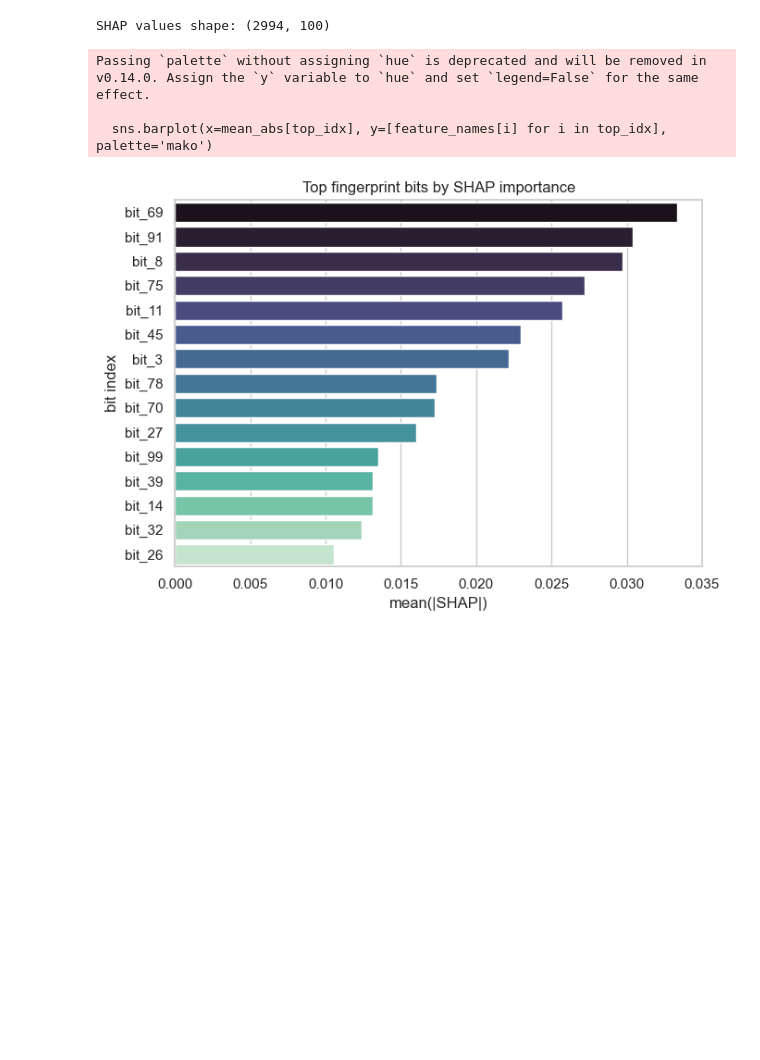
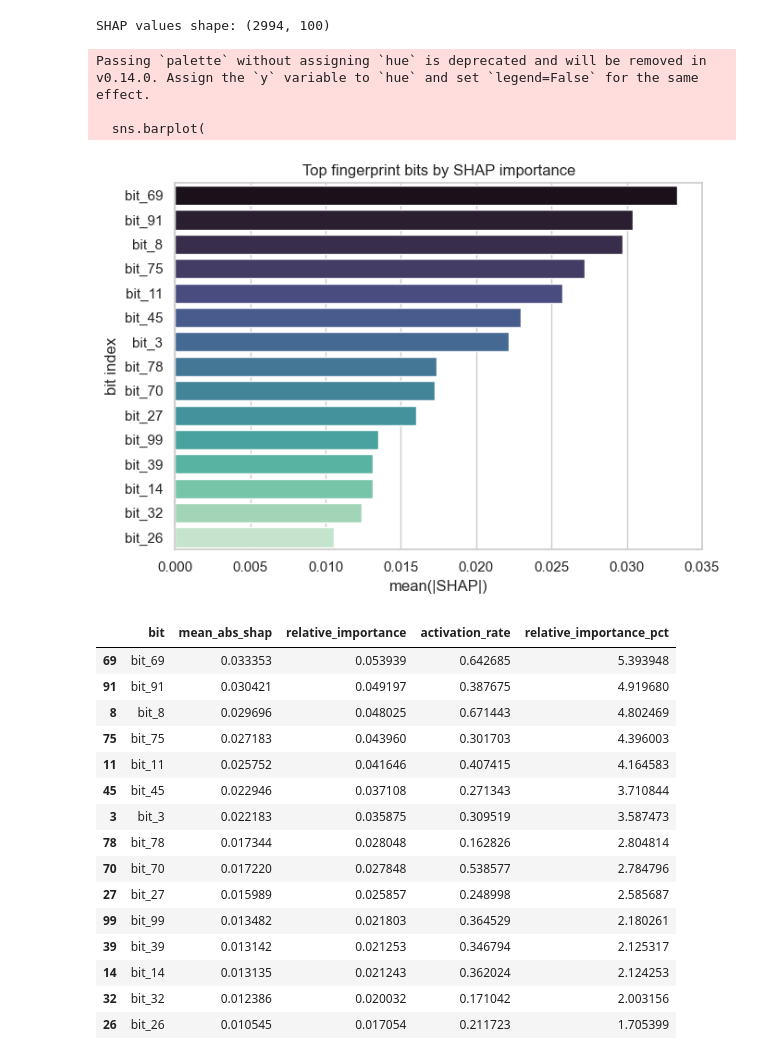
Before and after one commit to lopataa/qspr-qsar-explainability, a Jupyter notebook: qspr/shap.ipynb, the cells around one changed output. Saved outputs shown, nothing was run; the diff lists cells and outputs as text; code cells hidden in the pictures; blank space fills up the shorter version.

```diff
--- a/qspr/shap.ipynb
+++ b/qspr/shap.ipynb
@@ -138,18 +138,48 @@ print('SHAP values shape:', shap_values.shape)
 # %% [output]
 SHAP values shape: (2994, 100)
 # %%
-# Bar plot of mean(|SHAP|) for top bits
+# Bit-level SHAP importances (absolute and relative)
 mean_abs = np.abs(shap_values).mean(axis=0)
-top_idx = np.argsort(mean_abs)[::-1][:15]
+importance_df = pd.DataFrame({
+    'bit': feature_names,
+    'mean_abs_shap': mean_abs,
+    'relative_importance': mean_abs / mean_abs.sum(),
+    'activation_rate': X.mean(axis=0)
+}).sort_values('mean_abs_shap', ascending=False)
+
+top_n = 15
 plt.figure(figsize=(7, 5))
-sns.barplot(x=mean_abs[top_idx], y=[feature_names[i] for i in top_idx], palette='mako')
+sns.barplot(
+    data=importance_df.head(top_n),
+    x='mean_abs_shap',
+    y='bit',
+    palette='mako'
+)
 plt.xlabel('mean(|SHAP|)')
 plt.ylabel('bit index')
 plt.title('Top fingerprint bits by SHAP importance')
 plt.tight_layout()
 plt.show()
+
+importance_df.head(top_n).assign(relative_importance_pct=lambda d: d['relative_importance'] * 100)
 # %% [output]
 Passing `palette` without assigning `hue` is deprecated and will be removed in v0.14.0. Assign the `y` variable to `hue` and set `legend=False` for the same effect.
 
-  sns.barplot(x=mean_abs[top_idx], y=[feature_names[i] for i in top_idx], palette='mako')
+  sns.barplot(
 [figure]
+|  | bit | mean_abs_shap | relative_importance | activation_rate | relative_importance_pct |
+| 69 | bit_69 | 0.033353 | 0.053939 | 0.642685 | 5.393948 |
+| 91 | bit_91 | 0.030421 | 0.049197 | 0.387675 | 4.919680 |
+| 8 | bit_8 | 0.029696 | 0.048025 | 0.671443 | 4.802469 |
+| 75 | bit_75 | 0.027183 | 0.043960 | 0.301703 | 4.396003 |
+| 11 | bit_11 | 0.025752 | 0.041646 | 0.407415 | 4.164583 |
+| 45 | bit_45 | 0.022946 | 0.037108 | 0.271343 | 3.710844 |
+| 3 | bit_3 | 0.022183 | 0.035875 | 0.309519 | 3.587473 |
+| 78 | bit_78 | 0.017344 | 0.028048 | 0.162826 | 2.804814 |
+| 70 | bit_70 | 0.017220 | 0.027848 | 0.538577 | 2.784796 |
+| 27 | bit_27 | 0.015989 | 0.025857 | 0.248998 | 2.585687 |
+| 99 | bit_99 | 0.013482 | 0.021803 | 0.364529 | 2.180261 |
+| 39 | bit_39 | 0.013142 | 0.021253 | 0.346794 | 2.125317 |
+| 14 | bit_14 | 0.013135 | 0.021243 | 0.362024 | 2.124253 |
+| 32 | bit_32 | 0.012386 | 0.020032 | 0.171042 | 2.003156 |
+| 26 | bit_26 | 0.010545 | 0.017054 | 0.211723 | 1.705399 |
```
Also changed, not shown: parts of 3 cells of this notebook, 5 other files.
